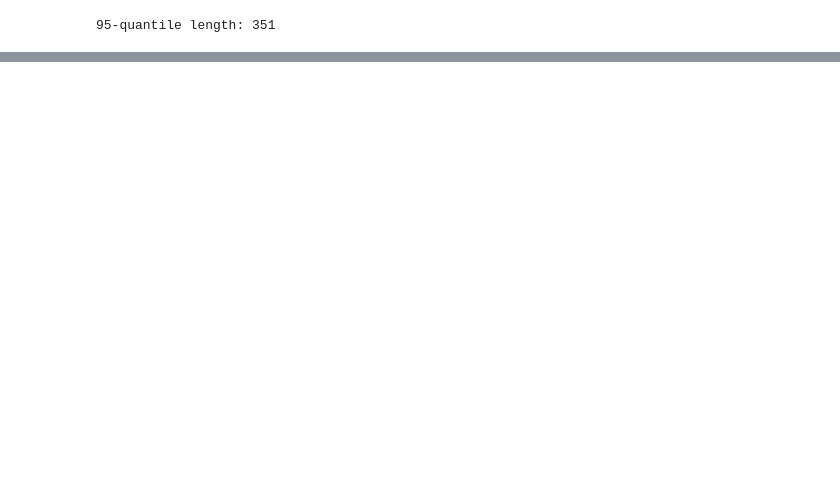
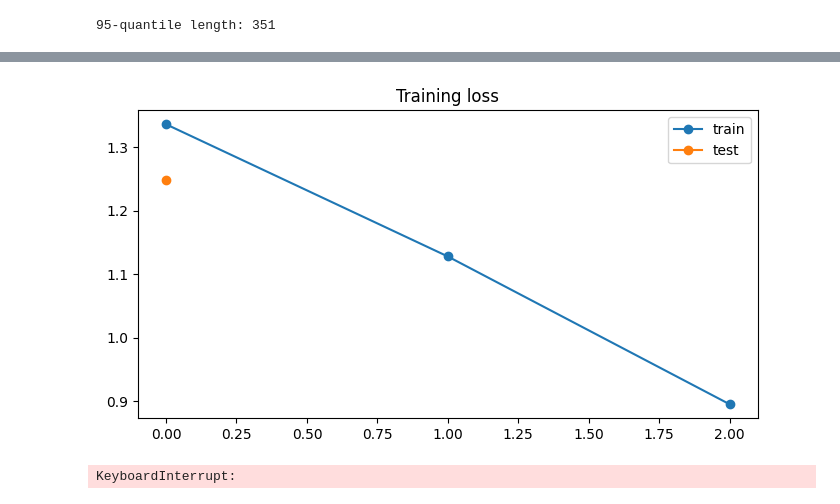
Before and after one commit to mskozlova/text_classification_case_study, a Jupyter notebook: item_description_classifier.ipynb, the cells around one changed output, grey strips where cells are left out. Cells and saved outputs as stored; diff of their text form; code cells hidden in the pictures; blank space fills up the shorter version.

Commit message:
train GRU

```diff
--- a/item_description_classifier.ipynb
+++ b/item_description_classifier.ipynb
@@ -385,3 +385,48 @@ class GRU(nn.Module):
 
     def _init_hidden(self, batch_size):
         return Variable(torch.zeros((1, batch_size, self.n_hidden)))
+# %%
+def get_target(label, total_labels=4):
+    target = [0] * total_labels
+    target[label_2_idx.get(label)] = 1
+    return target
+
+labels = set(data["category"])
+label_2_idx = {label: idx for label, idx in zip(sorted(labels), range(len(labels)))}
+idx_2_label = [label for label, _ in sorted(label_2_idx.items(), key=lambda x: x[1])]
+
+data_train["target"] = data_train["category"].apply(get_target)
+data_test["target"] = data_test["category"].apply(get_target)
+data_eval["target"] = data_eval["category"].apply(get_target)
+# %%
+ds_train = util.PaddedTextVectorDataset( # custom class
+    data_train["description"],
+    data_train["target"],
+    corpus_dict
+)
+ds_test = util.PaddedTextVectorDataset(
+    data_test["description"],
+    data_test["target"],
+    corpus_dict
+)
+ds_eval = util.PaddedTextVectorDataset(
+    data_eval["description"],
+    data_eval["target"],
+    corpus_dict
+)
+
+train_dl = DataLoader(ds_train, batch_size=512, shuffle=True)
+test_dl = DataLoader(ds_test, batch_size=512, shuffle=False)
+eval_dl = DataLoader(ds_eval, batch_size=512, shuffle=False)
+
+vocab_size = len(corpus_dict.word_to_idx)
+emb_dim = 4
+n_hidden = 15
+n_out = len(label_2_idx)
+
+model = GRU(vocab_size, emb_dim, n_hidden, n_out)
+opt = optim.Adam(model.parameters(), 1e-2)
+
+util.fit(model=model, train_dl=train_dl, test_dl=test_dl, loss_fn=F.cross_entropy, opt=opt, epochs=100)
+torch.save(model, "models/gru")
+# %% [output]
@@ -387,0 +435,2 @@ class GRU(nn.Module):
+[figure, added]
+KeyboardInterrupt:
```
Also changed, not shown: parts of 1 cell of this notebook.
